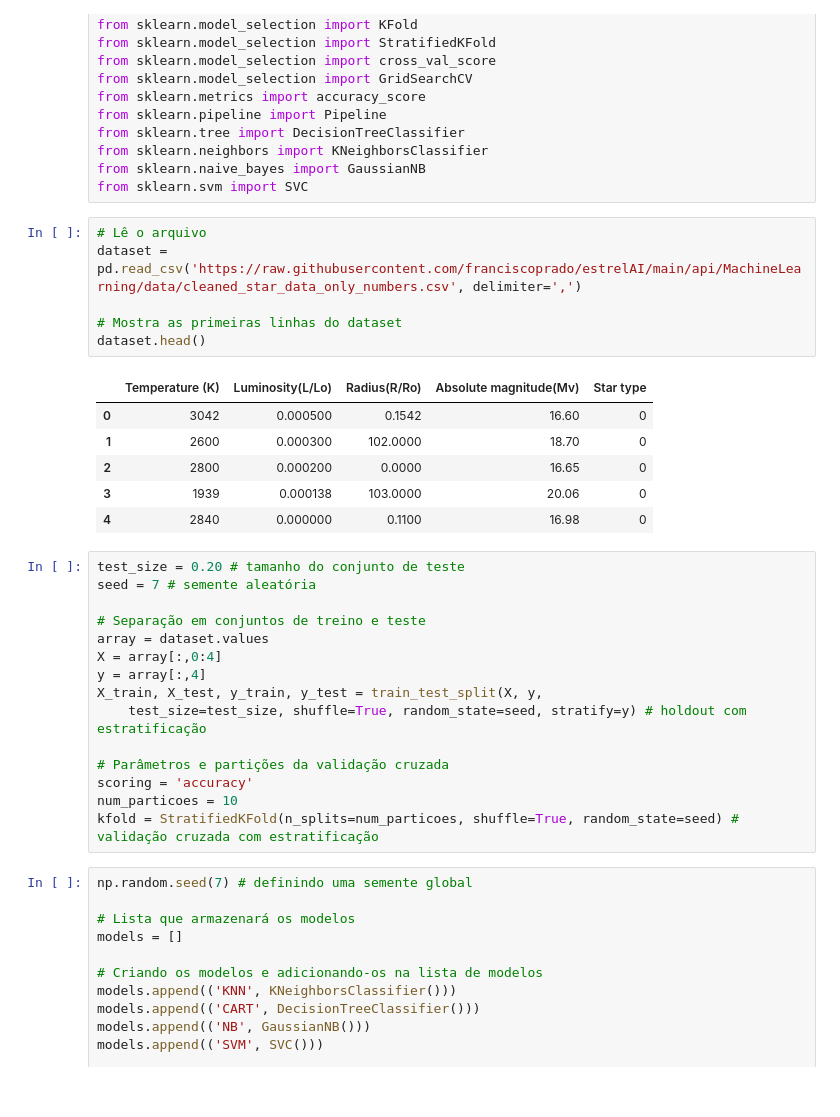
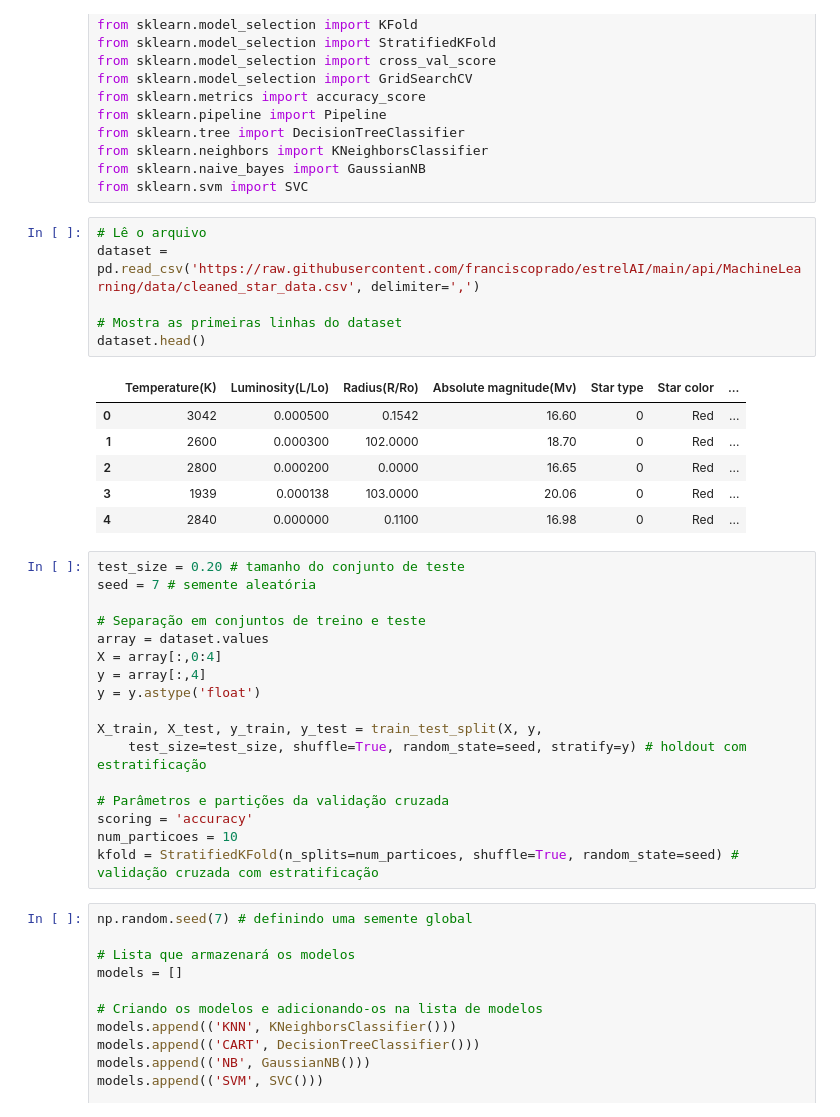
Before and after one commit to franciscoprado/estrelAI, a Jupyter notebook: api/MachineLearning/notebooks/Astronomical_Data_Notebook.ipynb, the cells around one changed output. Drawn from its saved outputs; the diff is of its cells as text.

Commit message:
Novo dataset, geração de teste e remoção de arquivos antigos

```diff
--- a/api/MachineLearning/notebooks/Astronomical_Data_Notebook.ipynb
+++ b/api/MachineLearning/notebooks/Astronomical_Data_Notebook.ipynb
@@ -23,17 +23,17 @@ from sklearn.naive_bayes import GaussianNB
 from sklearn.svm import SVC
 # %%
 # Lê o arquivo
-dataset = pd.read_csv('https://raw.githubusercontent.com/franciscoprado/estrelAI/main/api/MachineLearning/data/cleaned_star_data_only_numbers.csv', delimiter=',')
+dataset = pd.read_csv('https://raw.githubusercontent.com/franciscoprado/estrelAI/main/api/MachineLearning/data/cleaned_star_data.csv', delimiter=',')
 
 # Mostra as primeiras linhas do dataset
 dataset.head()
 # %% [output]
-|  | Temperature (K) | Luminosity(L/Lo) | Radius(R/Ro) | Absolute magnitude(Mv) | Star type |
-| 0 | 3042 | 0.000500 | 0.1542 | 16.60 | 0 |
-| 1 | 2600 | 0.000300 | 102.0000 | 18.70 | 0 |
-| 2 | 2800 | 0.000200 | 0.0000 | 16.65 | 0 |
-| 3 | 1939 | 0.000138 | 103.0000 | 20.06 | 0 |
-| 4 | 2840 | 0.000000 | 0.1100 | 16.98 | 0 |
+|  | Temperature(K) | Luminosity(L/Lo) | Radius(R/Ro) | Absolute magnitude(Mv) | Star type | Star color | ... |
+| 0 | 3042 | 0.000500 | 0.1542 | 16.60 | 0 | Red | ... |
+| 1 | 2600 | 0.000300 | 102.0000 | 18.70 | 0 | Red | ... |
+| 2 | 2800 | 0.000200 | 0.0000 | 16.65 | 0 | Red | ... |
+| 3 | 1939 | 0.000138 | 103.0000 | 20.06 | 0 | Red | ... |
+| 4 | 2840 | 0.000000 | 0.1100 | 16.98 | 0 | Red | ... |
 # %%
 test_size = 0.20 # tamanho do conjunto de teste
 seed = 7 # semente aleatória
@@ -42,6 +42,8 @@ seed = 7 # semente aleatória
 array = dataset.values
 X = array[:,0:4]
 y = array[:,4]
+y = y.astype('float')
+
 X_train, X_test, y_train, y_test = train_test_split(X, y,
     test_size=test_size, shuffle=True, random_state=seed, stratify=y) # holdout com estratificação
 
```
Also changed, not shown: parts of 1 cell of this notebook, 22 other files.
